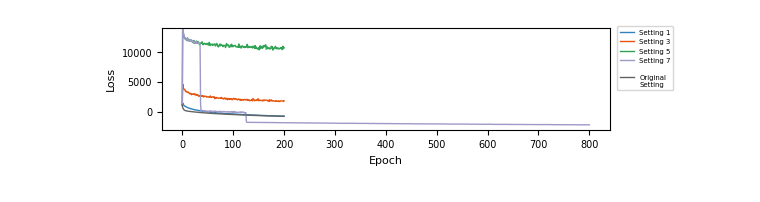
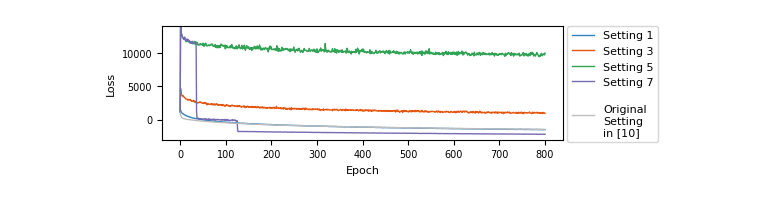
Before and after one commit to FareyaB/MISA-pytorch, a Jupyter notebook: figures/plot_bhi25_rebuttal.ipynb, the cells around one changed output. Drawn from its saved outputs; the diff is of its cells as text; code cells hidden in the pictures.

Commit message:
Latest rebuttal edits: notebooks for figures, output file naming changes, updated scripts for real data, new config files for real data with 800 epochs.

```diff
--- a/figures/plot_bhi25_rebuttal.ipynb
+++ b/figures/plot_bhi25_rebuttal.ipynb
@@ -15,12 +15,12 @@ import matplotlib.pyplot as plt
 
 # Full models and their labels
 # model_list = ['lr0.0093_bs316_ab1-0.9233_ab2-0.87', 'lr0.029_bs316_ab1-0.95_ab2-0.8484', 'lr0.1_bs200_ab1-0.899_ab2-0.8154', 'combined_full_model']
-model_list = ['/data/users3/rsilva/MISA-pytorch/results/2025bhi-rebuttal/res_misa_iva_fmri_ukb-fmri-iva-100-s1F_in-ukb_fMRIpaths_unaffected_100_w-W_gpca_M100_K12_ukb_fMRI.p',
-              '/data/users3/rsilva/MISA-pytorch/results/2025bhi-rebuttal/res_misa_iva_fmri_ukb-fmri-iva-100-s3F_in-ukb_fMRIpaths_unaffected_100_w-W_gpca_M100_K12_ukb_fMRI.p',
-              '/data/users3/rsilva/MISA-pytorch/results/2025bhi-rebuttal/res_misa_iva_fmri_ukb-fmri-iva-100-s5F_in-ukb_fMRIpaths_unaffected_100_w-W_gpca_M100_K12_ukb_fMRI.p',
+model_list = ['/data/users3/rsilva/MISA-pytorch/results/2025bhi-rebuttal/res_misa_iva_fMRI_ukb-fmri-iva-100-s1F-800epochs_in-ukb_fMRIpaths_unaffected_100_w-W_gpca_M100_K12_ukb_fMRI.p',
+              '/data/users3/rsilva/MISA-pytorch/results/2025bhi-rebuttal/res_misa_iva_fMRI_ukb-fmri-iva-100-s3F-800epochs_in-ukb_fMRIpaths_unaffected_100_w-W_gpca_M100_K12_ukb_fMRI.p',
+              '/data/users3/rsilva/MISA-pytorch/results/2025bhi-rebuttal/res_misa_iva_fMRI_ukb-fmri-iva-100-s5F-800epochs_in-ukb_fMRIpaths_unaffected_100_w-W_gpca_M100_K12_ukb_fMRI.p',
               '/data/users3/rsilva/MISA-pytorch/results/2025bhi-rebuttal/res_misa_iva_fmri_ukb-fmri-iva-100-s7F-800epochs_in-ukb_fMRIpaths_unaffected_100_w-W_gpca_M100_K12_ukb_fMRI.p',
             #   '/data/users3/rsilva/MISA-pytorch/results/2025bhi-rebuttal/res_misa_iva_fmri_ukb-fmri-iva-100-s7F_in-ukb_fMRIpaths_unaffected_100_w-W_gpca_M100_K12_ukb_fMRI.p',
-              '/data/users3/rsilva/MISA-pytorch/results/2025bhi-rebuttal/res_misa_iva_fmri_ukb-fmri-iva-100-sDefault_in-ukb_fMRIpaths_unaffected_100_w-W_gpca_M100_K12_ukb_fMRI.p']
+              '/data/users3/rsilva/MISA-pytorch/results/2025bhi-rebuttal/res_misa_iva_fMRI_ukb-fmri-iva-100-sDefault-800epochs_in-ukb_fMRIpaths_unaffected_100_w-W_gpca_M100_K12_ukb_fMRI.p']
 model_label_list = [1,3,5,7,'Default'] #7\n(800 epochs)',7,'Default']
 
 loss_all = []
@@ -43,39 +43,41 @@ for j, params in enumerate(model_list): # for each file
     loss_all.append(loss_mean)
     # isi_all.append(isi_mean)
     label_all.append(f"Setting {model_label_list[j]}") # Seed {seed}")
-label_all[-1] = "\nOriginal\nSetting"
+label_all[-1] = "\nOriginal\nSetting\nin [10]"
 # %%
-n_epoch = 1 + np.array([200,200,200,800,200]) #200,200])
-color_indices = [0, 4, 8, 13, 16] #13, 16]
+n_epoch = 1 + np.array([800,800,800,800,800]) #200,200])
+color_indices = [0, 4, 8, 12, 18] #13, 16]
 
 # set figure size without subplots:
-plt.figure(figsize=(6, 1.7))
+plt.figure(figsize=(6, 1.8))
 
 min_all = [np.min(la) for la in loss_all]
 max_all = [np.max(la) for la in loss_all]
 for i, l in enumerate(label_all):
     plt.plot(range(n_epoch[i]), loss_all[i], label=l, linewidth=1, color=plt.cm.tab20c(color_indices[i]))
     # plt.plot(range(n_epoch[i]), np.log10(loss_all[i]-min(min_all)+1)+1, label=l, linewidth=1, color=plt.cm.tab20c(color_indices[i]))
 plt.xlabel("Epoch", fontsize=8)
 plt.ylabel("Loss", fontsize=8)
 plt.tick_params(axis='both', which='major', labelsize=7)
+# plt.xlim(0,150)
+# plt.xlim(700,800)
 plt.ylim(-3000,14000)
 # plt.ylim(1.95, np.log10(max(max_all) - min(min_all) + 1) + 1.2)
-plt.legend(fontsize=5, bbox_to_anchor=(1.15, 1.05))
+plt.legend(fontsize=8, bbox_to_anchor=(1.25, 1.05))
 
 # for i, l in enumerate(label_all):
 #     axes[1].plot(range(n_epoch), isi_all[i], label=l, linewidth=1, color=plt.cm.tab20c(color_indices[i]))
 # axes[1].set_xlabel("Epoch", fontsize=16)
 # axes[1].set_ylabel("MISI", fontsize=16)
 # axes[1].tick_params(axis='both', which='major', labelsize=14)
 # axes[1].set_ylim(0.015, 0.8)
 # axes[1].set_yscale("log")
 # axes[1].legend(fontsize=12, bbox_to_anchor=(1, 1.05))
 
 plt.tight_layout()
 # plt.savefig("/data/users4/xli/MISA/MISA-pytorch/runs/BHI25/significant_model_loss_isi.pdf")#, dpi=500
 # plt.savefig("/data/users4/xli/MISA/MISA-pytorch/runs/BHI25/full_model_loss_isi.pdf")#, dpi=500
 # outputpath = "/data/users4/xli/MISA/MISA-pytorch/runs/BHI25"
 plt.savefig("/data/users3/rsilva/MISA-pytorch/figures/bhi25_rebuttal_real_loss.pdf", bbox_inches='tight', dpi=800)
 # %% [output]
-[figure, old version]
+[figure, new version]
```
Also changed, not shown: 15 other files.
